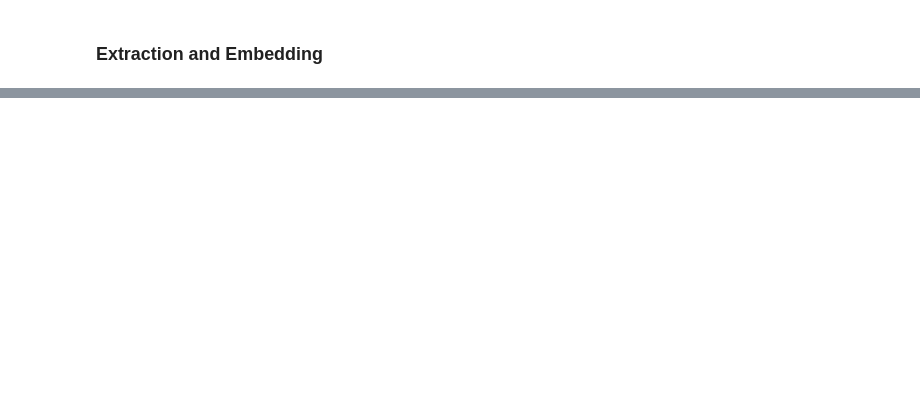
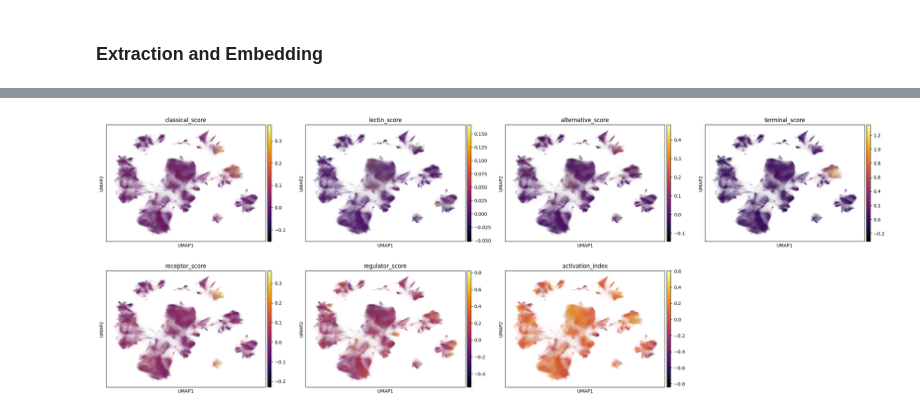
Before and after one commit to aumchampaneri/hs-ckd-aki, a Jupyter notebook: Analysis.ipynb, the cells around one changed output, grey strips where cells are left out. Drawn from its saved outputs; the diff is of its cells as text; code cells hidden in the pictures; blank space fills up the shorter version.

```diff
--- a/Analysis.ipynb
+++ b/Analysis.ipynb
@@ -151,0 +337,37 @@ model.save("scvi_kidney_model", overwrite=True)
+# %%
+program_score_cols = [f"{program}_score" for program in complement_gene_sets]
+producer_score_cols = [
+    "classical_score",
+    "lectin_score",
+    "alternative_score",
+    "terminal_score",
+    "regulator_score",
+]
+activation_score_cols = [
+    "classical_score",
+    "lectin_score",
+    "alternative_score",
+    "terminal_score",
+    "receptor_score",
+]
+
+adata.obs["production_score"] = adata.obs[producer_score_cols].mean(axis=1)
+adata.obs["response_score"] = adata.obs["receptor_score"]
+adata.obs["activation_index"] = adata.obs[activation_score_cols].mean(axis=1) - adata.obs["regulator_score"]
+adata.obs["net_complement_load"] = adata.obs[program_score_cols].sum(axis=1)
+adata.obs["dominant_pathway"] = (
+    adata.obs[program_score_cols]
+    .idxmax(axis=1)
+    .str.replace("_score", "", regex=False)
+    .astype("category")
+)
+
+adata.obs[
+    program_score_cols + [
+        "production_score",
+        "response_score",
+        "activation_index",
+        "net_complement_load",
+        "dominant_pathway",
+    ]
+].head()
@@ -151,0 +1026,10 @@ model.save("scvi_kidney_model", overwrite=True)
+# %%
+sc.pl.umap(
+    adata,
+    color=program_score_cols + ["activation_index"],
+    cmap="inferno",
+    vmin="p1",
+    vmax="p99",
+)
+# %% [output]
+[figure, added]
```
Also changed, not shown: parts of 41 cells of this notebook.
